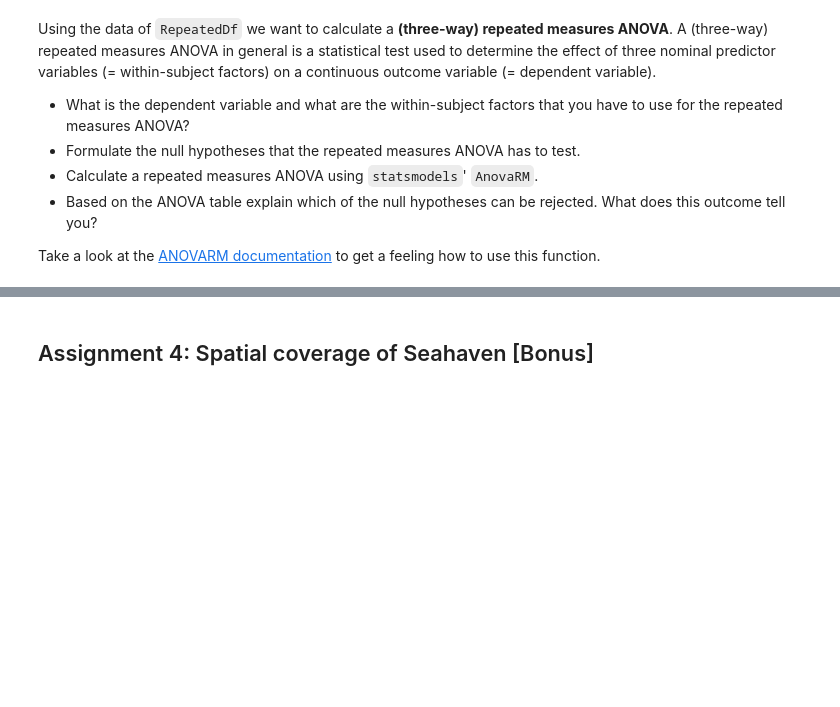
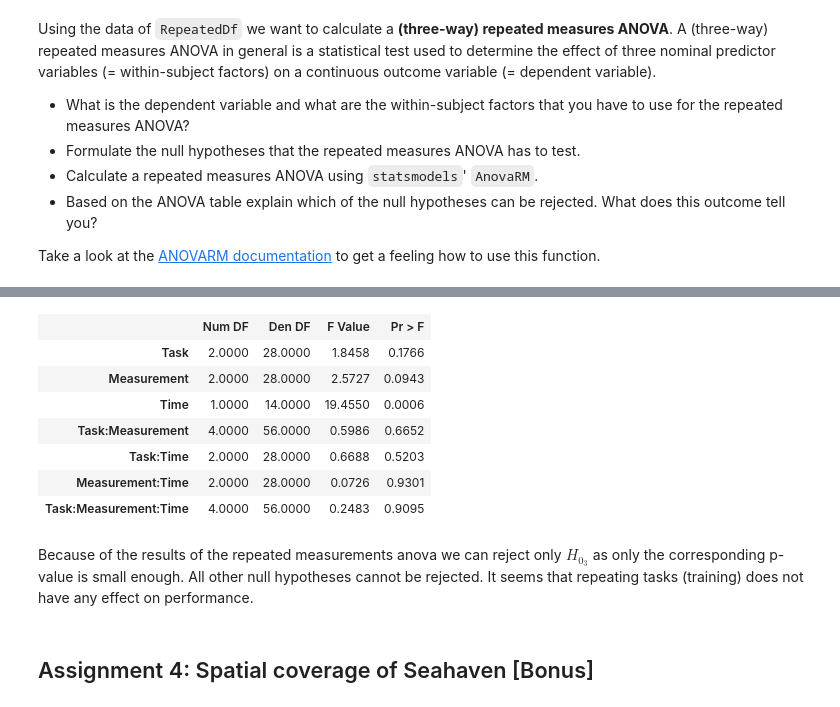
Before and after one commit to NBP-ACC/week-6-acc_6, a Jupyter notebook: sheet04.ipynb, the cells around one changed output, grey strips where cells are left out. Saved outputs shown, nothing was run; the diff lists cells and outputs as text; code cells hidden in the pictures; blank space fills up the shorter version.

```diff
--- a/sheet04.ipynb
+++ b/sheet04.ipynb
@@ -242,3 +264,18 @@ Take a look at the [ANOVARM documentation](http://www.statsmodels.org/dev/genera
+# %%
+# perform repeated measurements anova
+res = AnovaRM(RepeatedDf,'Performance','Subject', within=['Task', 'Measurement', 'Time']).fit()
+res.summary()
+# %% [output]
+|  | Num DF | Den DF | F Value | Pr > F |
+| Task | 2.0000 | 28.0000 | 1.8458 | 0.1766 |
+| Measurement | 2.0000 | 28.0000 | 2.5727 | 0.0943 |
+| Time | 1.0000 | 14.0000 | 19.4550 | 0.0006 |
+| Task:Measurement | 4.0000 | 56.0000 | 0.5986 | 0.6652 |
+| Task:Time | 2.0000 | 28.0000 | 0.6688 | 0.5203 |
+| Measurement:Time | 2.0000 | 28.0000 | 0.0726 | 0.9301 |
+| Task:Measurement:Time | 4.0000 | 56.0000 | 0.2483 | 0.9095 |
+# %% [markdown]
+Because of the results of the repeated measurements anova we can reject only $H_{0_3}$ as only the corresponding p-value is small enough. All other null hypotheses cannot be rejected. It seems that repeating tasks (training) does not have any effect on performance.
 # %% [markdown]
 ## Assignment 4: Spatial coverage of Seahaven [Bonus]
 # %% [markdown]
```
Also changed, not shown: parts of 7 cells of this notebook.
